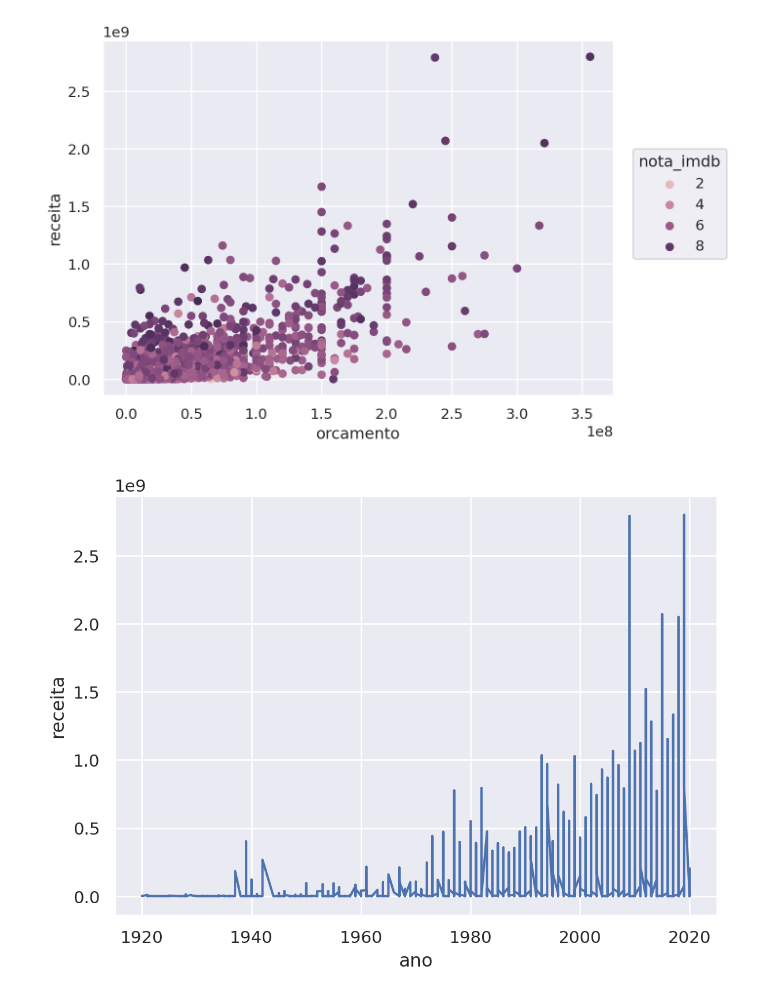
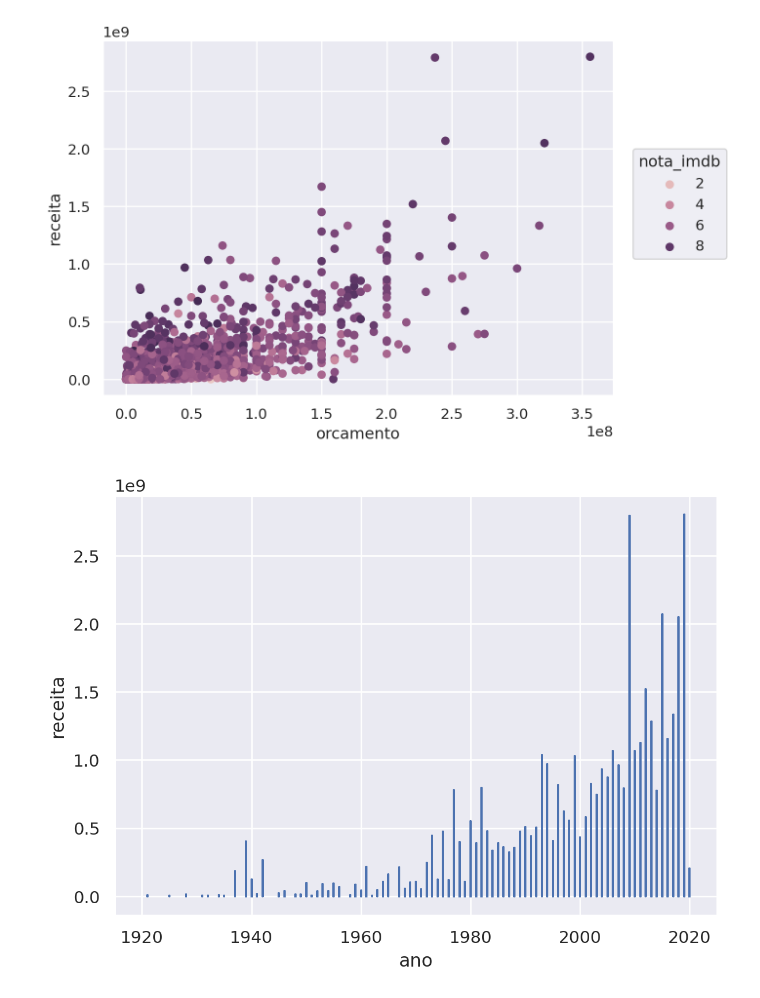
Before and after one commit to denis-or/main-python-r, a Jupyter notebook: notebooks/05-seaborn.ipynb, the cells around one changed output. Cells and saved outputs as stored; diff of their text form; code cells hidden in the pictures.

```diff
--- a/notebooks/05-seaborn.ipynb
+++ b/notebooks/05-seaborn.ipynb
@@ -274,8 +274,8 @@ from seaborn import objects as so
 [figure]
 # %%
 (
-    so.Plot(imdb, x="ano", y="receita")
+    so.Plot(imdb, x="ano", y="receita", group="ano")
     .add(so.Line())
 )
 # %% [output]
-[figure, old version]
+[figure, new version]
```
